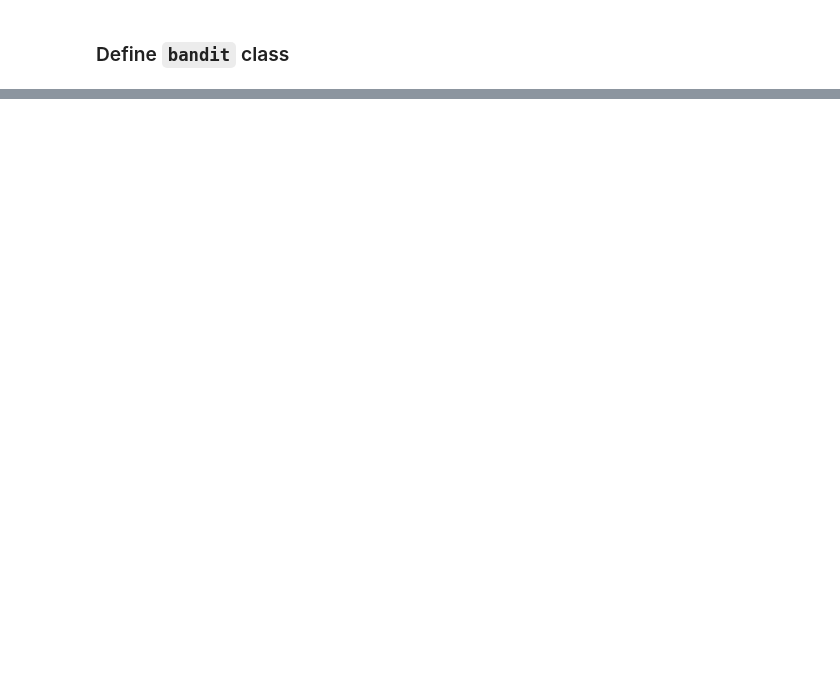
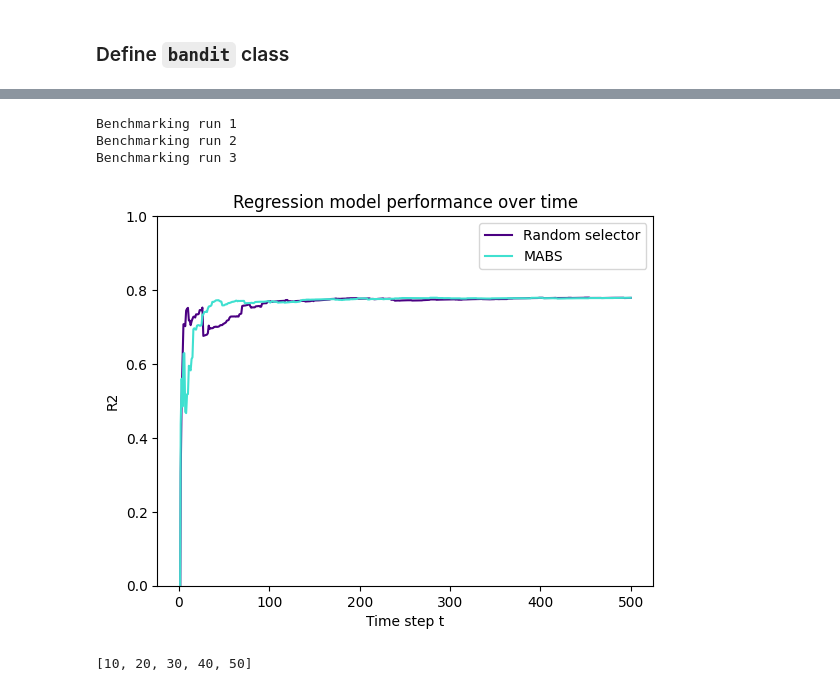
Before and after one commit to PerryChicken1/Master-Thesis, a Jupyter notebook: multi-armed-bandit.ipynb, the cells around one changed output, grey strips where cells are left out. Drawn from its saved outputs; the diff is of its cells as text; code cells hidden in the pictures; blank space fills up the shorter version.

```diff
--- a/multi-armed-bandit.ipynb
+++ b/multi-armed-bandit.ipynb
@@ -377,0 +571,14 @@ bandit_boi.run_MABS()
+# %%
+features = {'beam':None, 'selected_a':None}
+bandit_gal = bandit(df_ghana, x='rh98', y='agbd', features=features, T=500, batch_size=1)
+bandit_gal.benchmark_MABS(n_runs=3)
+# %% [output]
+Benchmarking run 1
+Benchmarking run 2
+Benchmarking run 3
+[figure, added]
+# %%
+test_list = [x for x in range(51)]
+test_list[10::10]
+# %% [output]
+[10, 20, 30, 40, 50]
```
Also changed, not shown: parts of 39 cells of this notebook, 7 other files.
